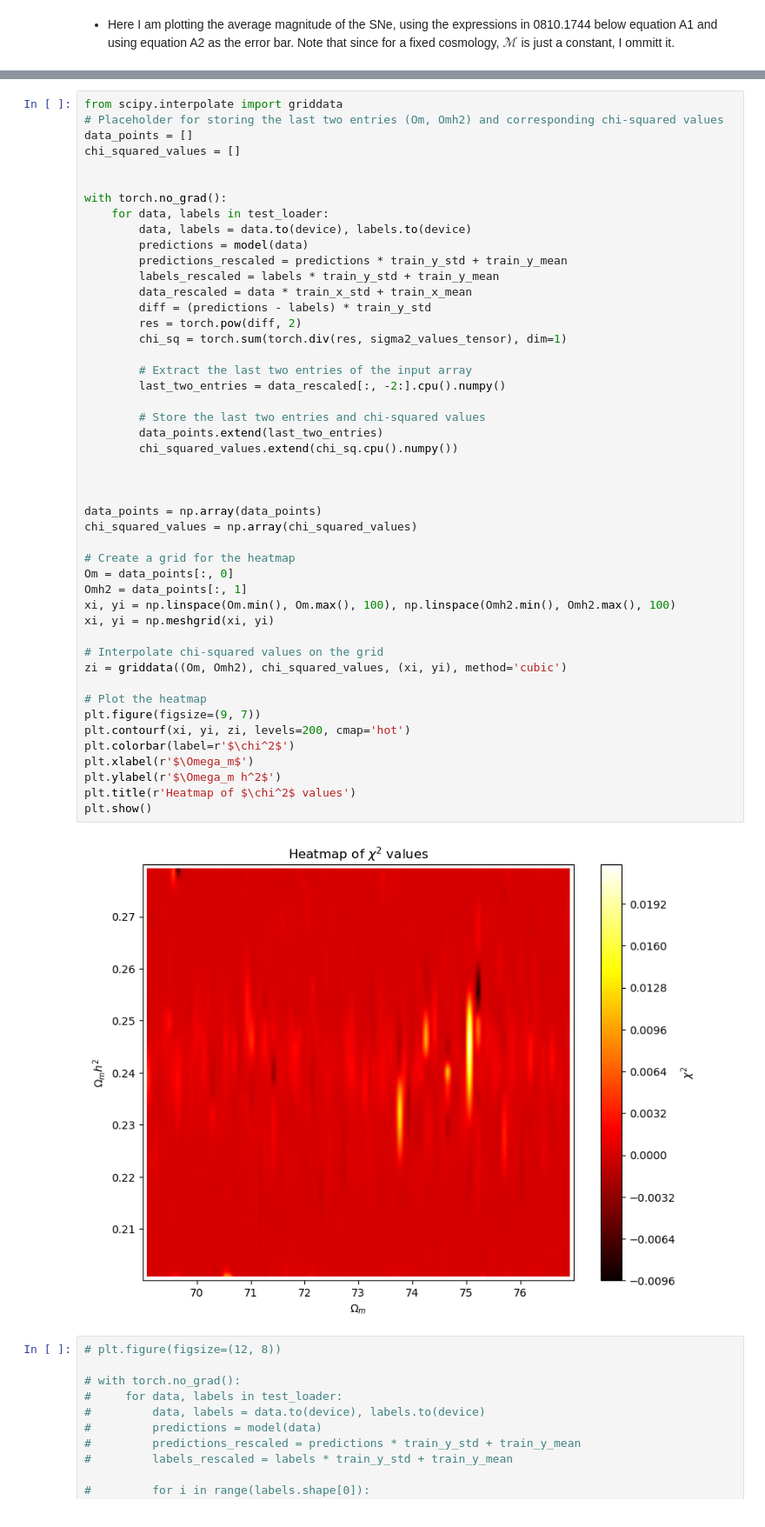
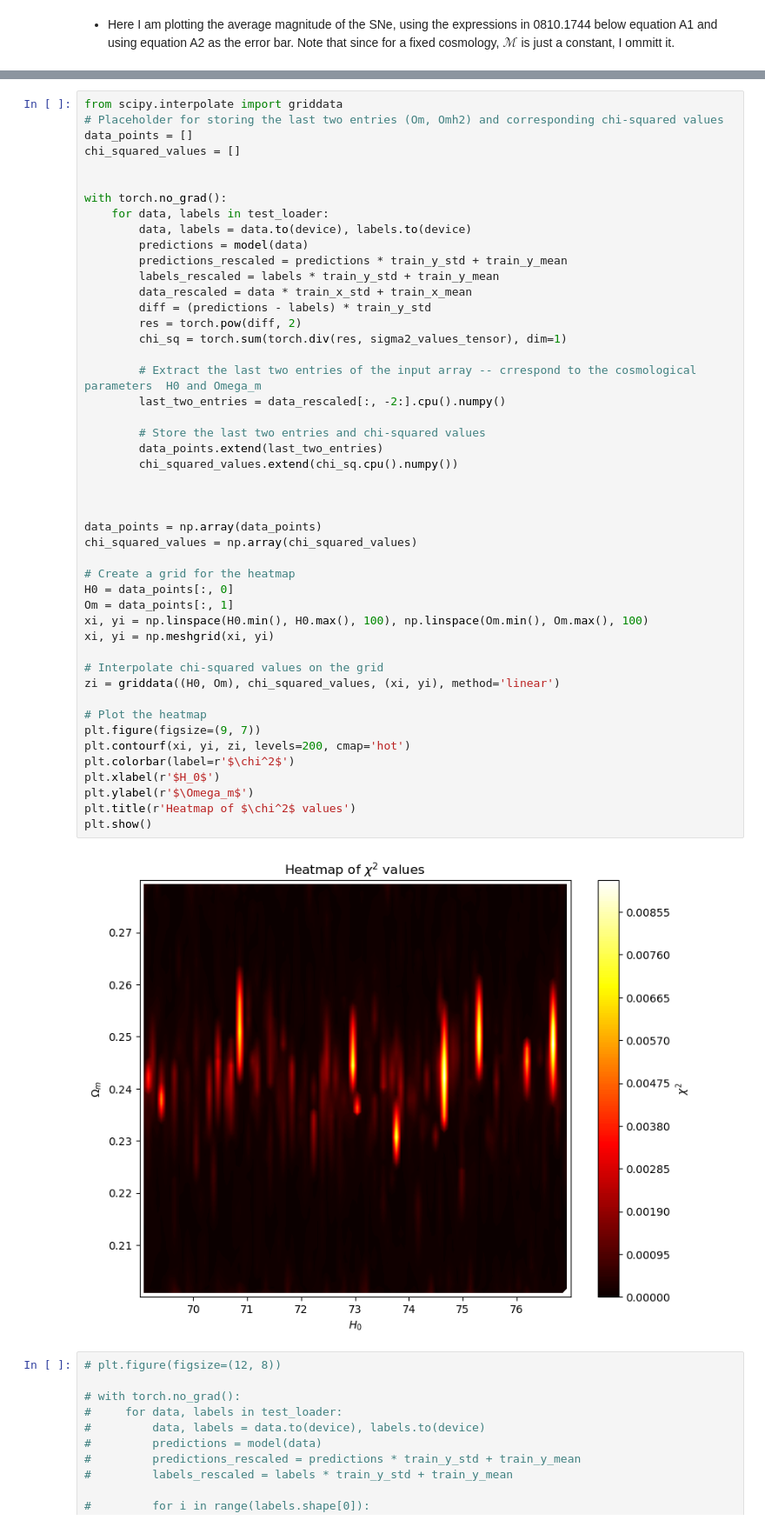
Before and after one commit to SBU-COSMOLIKE/emul2024, a Jupyter notebook: artemis/ResMLP_PC_uniform.ipynb, the cells around one changed output, grey strips where cells are left out. Shown at 87% size. Saved outputs shown, nothing was run; the diff lists cells and outputs as text.

```diff
--- a/artemis/ResMLP_PC_uniform.ipynb
+++ b/artemis/ResMLP_PC_uniform.ipynb
@@ -501,41 +501,41 @@ with torch.no_grad():
         predictions_rescaled = predictions * train_y_std + train_y_mean
         labels_rescaled = labels * train_y_std + train_y_mean
         data_rescaled = data * train_x_std + train_x_mean
         diff = (predictions - labels) * train_y_std
         res = torch.pow(diff, 2)
         chi_sq = torch.sum(torch.div(res, sigma2_values_tensor), dim=1)
 
-        # Extract the last two entries of the input array
+        # Extract the last two entries of the input array -- crrespond to the cosmological parameters  H0 and Omega_m
         last_two_entries = data_rescaled[:, -2:].cpu().numpy()
 
         # Store the last two entries and chi-squared values
         data_points.extend(last_two_entries)
         chi_squared_values.extend(chi_sq.cpu().numpy())
 
 
 
 data_points = np.array(data_points)
 chi_squared_values = np.array(chi_squared_values)
 
 # Create a grid for the heatmap
-Om = data_points[:, 0]
-Omh2 = data_points[:, 1]
-xi, yi = np.linspace(Om.min(), Om.max(), 100), np.linspace(Omh2.min(), Omh2.max(), 100)
+H0 = data_points[:, 0]
+Om = data_points[:, 1]
+xi, yi = np.linspace(H0.min(), H0.max(), 100), np.linspace(Om.min(), Om.max(), 100)
 xi, yi = np.meshgrid(xi, yi)
 
 # Interpolate chi-squared values on the grid
-zi = griddata((Om, Omh2), chi_squared_values, (xi, yi), method='cubic')
+zi = griddata((H0, Om), chi_squared_values, (xi, yi), method='linear')
 
 # Plot the heatmap
 plt.figure(figsize=(9, 7))
 plt.contourf(xi, yi, zi, levels=200, cmap='hot')
 plt.colorbar(label=r'$\chi^2$')
-plt.xlabel(r'$\Omega_m$')
-plt.ylabel(r'$\Omega_m h^2$')
+plt.xlabel(r'$H_0$')
+plt.ylabel(r'$\Omega_m$')
 plt.title(r'Heatmap of $\chi^2$ values')
 plt.show()
 # %% [output]
-[figure, old version]
+[figure, new version]
 # %%
 # plt.figure(figsize=(12, 8))
 
```
